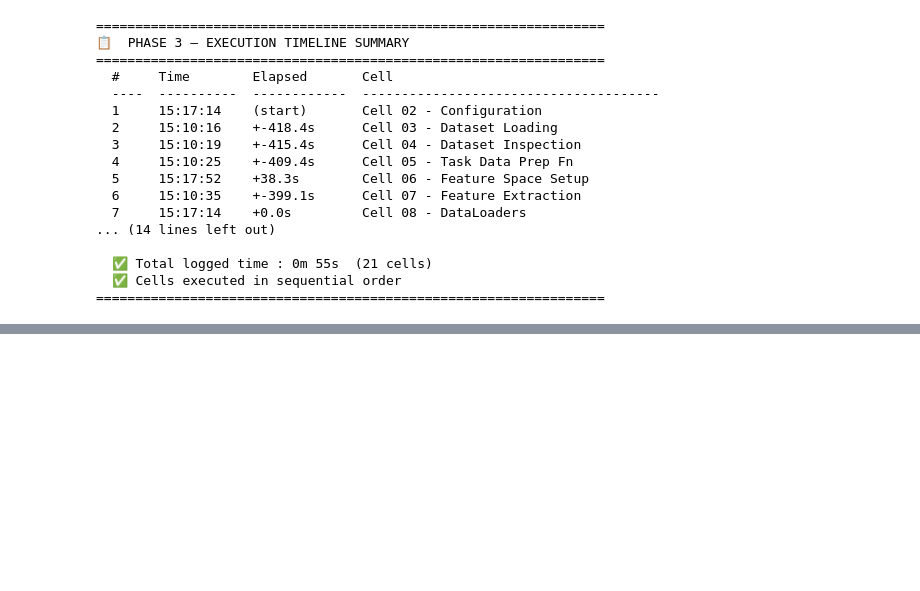
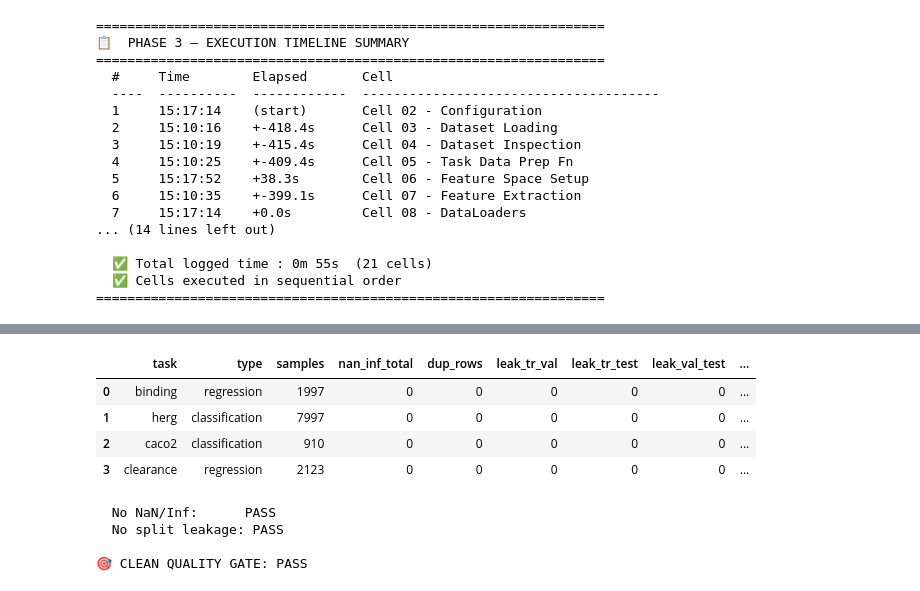
Before and after one commit to Sushree2179/Neural_PK-PD_Modeling_with_ODE, a Jupyter notebook: Coding/phase3_neural_ode_model.ipynb, the cells around one changed output, grey strips where cells are left out. Cells and saved outputs as stored; diff of their text form; code cells hidden in the pictures; blank space fills up the shorter version.

```diff
--- a/Coding/phase3_neural_ode_model.ipynb
+++ b/Coding/phase3_neural_ode_model.ipynb
@@ -1476,0 +2473,64 @@ print(f"{'='*65}")
+# %%
+# ============================================
+# STEP 2: QUALITY GATE RE-RUN ON CLEAN SPLITS
+# ============================================
+_ts("Cell 30 - Quality Gate (Clean Splits)")
+
+clean_quality_rows = []
+
+for task, (X_task, y_task) in tasks_raw_clean.items():
+    X_task = np.asarray(X_task, dtype=np.float32)
+    y_task = np.asarray(y_task, dtype=np.float32)
+
+    n_samples, n_features = X_task.shape
+    n_nan_X = int(np.isnan(X_task).sum())
+    n_inf_X = int(np.isinf(X_task).sum())
+    n_nan_y = int(np.isnan(y_task).sum())
+    n_inf_y = int(np.isinf(y_task).sum())
+
+    unique_rows = np.unique(X_task, axis=0).shape[0]
+    dup_rows = int(n_samples - unique_rows)
+
+    X_tr, X_va, X_te, y_tr, y_va, y_te = _split_like_training(X_task, y_task, config, random_state=42)
+
+    h_tr = np.unique(_row_hash(X_tr))
+    h_va = np.unique(_row_hash(X_va))
+    h_te = np.unique(_row_hash(X_te))
+    leak_tr_va = int(np.intersect1d(h_tr, h_va).size)
+    leak_tr_te = int(np.intersect1d(h_tr, h_te).size)
+    leak_va_te = int(np.intersect1d(h_va, h_te).size)
+
+    if task_types[task]:
+        tr_mu, va_mu, te_mu = float(np.mean(y_tr)), float(np.mean(y_va)), float(np.mean(y_te))
+        tr_sd = float(np.std(y_tr) + 1e-8)
+        clean_quality_rows.append({
+            'task': task, 'type': 'regression', 'samples': n_samples,
+            'nan_inf_total': n_nan_X + n_inf_X + n_nan_y + n_inf_y,
+            'dup_rows': dup_rows,
+            'leak_tr_val': leak_tr_va, 'leak_tr_test': leak_tr_te, 'leak_val_test': leak_va_te,
+            'val_drift_sigma': round(abs(va_mu - tr_mu) / tr_sd, 3),
+            'test_drift_sigma': round(abs(te_mu - tr_mu) / tr_sd, 3),
+        })
+    else:
+        clean_quality_rows.append({
+            'task': task, 'type': 'classification', 'samples': n_samples,
+            'nan_inf_total': n_nan_X + n_inf_X + n_nan_y + n_inf_y,
+            'dup_rows': dup_rows,
+            'leak_tr_val': leak_tr_va, 'leak_tr_test': leak_tr_te, 'leak_val_test': leak_va_te,
+            'val_pos_delta': round(abs(float(np.mean(y_va)) - float(np.mean(y_tr))), 4),
+            'test_pos_delta': round(abs(float(np.mean(y_te)) - float(np.mean(y_tr))), 4),
+        })
+
+clean_quality_df = pd.DataFrame(clean_quality_rows)
+print("✅ Quality gate on clean splits:")
+display(clean_quality_df)
+
+# Gate results
+nan_ok = bool((clean_quality_df['nan_inf_total'] == 0).all())
+leak_ok = bool(((clean_quality_df['leak_tr_val'] == 0) &
+                (clean_quality_df['leak_tr_test'] == 0) &
+                (clean_quality_df['leak_val_test'] == 0)).all())
+print(f"\n  No NaN/Inf:      {'PASS' if nan_ok else 'FAIL'}")
+print(f"  No split leakage: {'PASS' if leak_ok else 'FAIL'}")
+print(f"\n🎯 CLEAN QUALITY GATE: {'PASS' if nan_ok and leak_ok else 'FAIL'}")
+# %% [output]
@@ -1476,0 +2539,9 @@ print(f"{'='*65}")
+|  | task | type | samples | nan_inf_total | dup_rows | leak_tr_val | leak_tr_test | leak_val_test | ... |
+| 0 | binding | regression | 1997 | 0 | 0 | 0 | 0 | 0 | ... |
+| 1 | herg | classification | 7997 | 0 | 0 | 0 | 0 | 0 | ... |
+| 2 | caco2 | classification | 910 | 0 | 0 | 0 | 0 | 0 | ... |
+| 3 | clearance | regression | 2123 | 0 | 0 | 0 | 0 | 0 | ... |
+  No NaN/Inf:      PASS
+  No split leakage: PASS
+
+🎯 CLEAN QUALITY GATE: PASS
```
Also changed, not shown: parts of 37 cells of this notebook, 25 other files.
